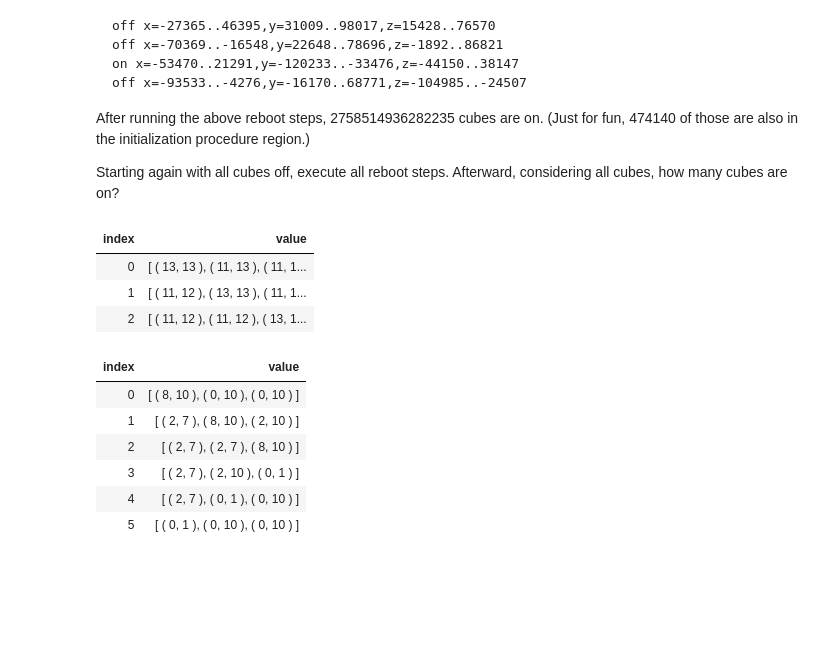
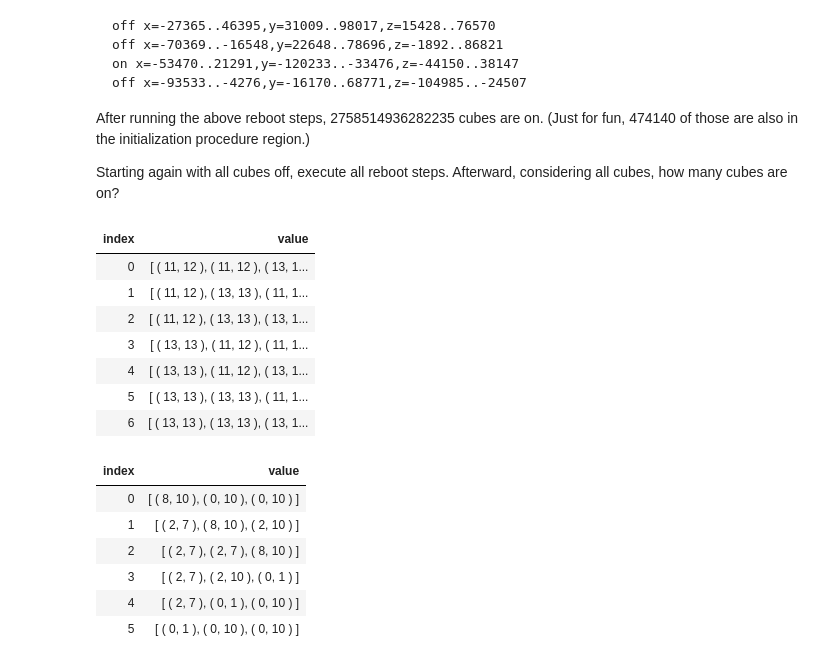
Before and after one commit to Wintermoose/advent-of-code-2021, a Jupyter notebook: Day22/day22.ipynb, the cells around one changed output. Cells and saved outputs as stored; diff of their text form; code cells hidden in the pictures; blank space fills up the shorter version.

```diff
--- a/Day22/day22.ipynb
+++ b/Day22/day22.ipynb
@@ -337,37 +337,41 @@ let subtractCuboids (left: (int*int) array ) (right:(int*int) array) =
                     )
                 )
             )
             |> Seq.concat
 
     let newCubes =
         (seq{ ( left, true ) })
         |> splitCoord 0
         |> splitCoord 1
         |> splitCoord 2
         |> Seq.cache
 
     if (Seq.tryFind ( fun (coords, inside) -> inside ) newCubes ).IsNone then
         seq { left }
 
     else
         newCubes
         |> Seq.filter ( fun (coords, inside) -> not inside )
         |> Seq.map fst
 
 // subtractCuboids [|(0,5); (0,5); (0,5)|]  [|(2,10); (2,10); (2,10)|]   // right over and above
 // subtractCuboids [|(0,5); (0,5); (0,5)|]  [|(-2,10); (2,10); (2,10)|]  // right covering
 // subtractCuboids [|(0,5); (0,5); (0,5)|]  [|(2,3); (2,10); (2,10)|]  // right within
 // subtractCuboids [|(0,5); (0,5); (0,5)|]  [|(-2,3); (2,10); (2,10)|]  // right under and over
 // subtractCuboids [|(0,5); (0,5); (0,5)|]  [|(-2,10); (-2,10); (-2,10)|]   // right covering
 // subtractCuboids [|(0,5); (0,5); (0,5)|]  [|(2,10); (2,10); (8,10)|]   // outside
 //subtractCuboids [|(10,12); (10,12); (0,5)|]  [|(2,10); (2,10); (8,10)|]   // outside
 // subtractCuboids [|(10,12); (10,12); (10,12)|]  [|(11,13); (11,13); (11,13)|] |> mergeCuboids // test 1
-subtractCuboids [|(11,13); (11,13); (11,13)|] [|(10,12); (10,12); (10,12)|]  |> mergeCuboids // test 2
+subtractCuboids [|(11,13); (11,13); (11,13)|] [|(10,12); (10,12); (10,12)|]  // test 2
 # %% [output]
 | index | value |
-| 0 | [ ( 13, 13 ), ( 11, 13 ), ( 11, 1... |
+| 0 | [ ( 11, 12 ), ( 11, 12 ), ( 13, 1... |
 | 1 | [ ( 11, 12 ), ( 13, 13 ), ( 11, 1... |
-| 2 | [ ( 11, 12 ), ( 11, 12 ), ( 13, 1... |
+| 2 | [ ( 11, 12 ), ( 13, 13 ), ( 13, 1... |
+| 3 | [ ( 13, 13 ), ( 11, 12 ), ( 11, 1... |
+| 4 | [ ( 13, 13 ), ( 11, 12 ), ( 13, 1... |
+| 5 | [ ( 13, 13 ), ( 13, 13 ), ( 11, 1... |
+| 6 | [ ( 13, 13 ), ( 13, 13 ), ( 13, 1... |
 # %%
 let mergeCuboids (input: seq<(int*int) array> ) =
     let rec merge (left: (int*int) array) (right: (int*int) array ) =
```
Also changed, not shown: parts of 4 cells of this notebook.
